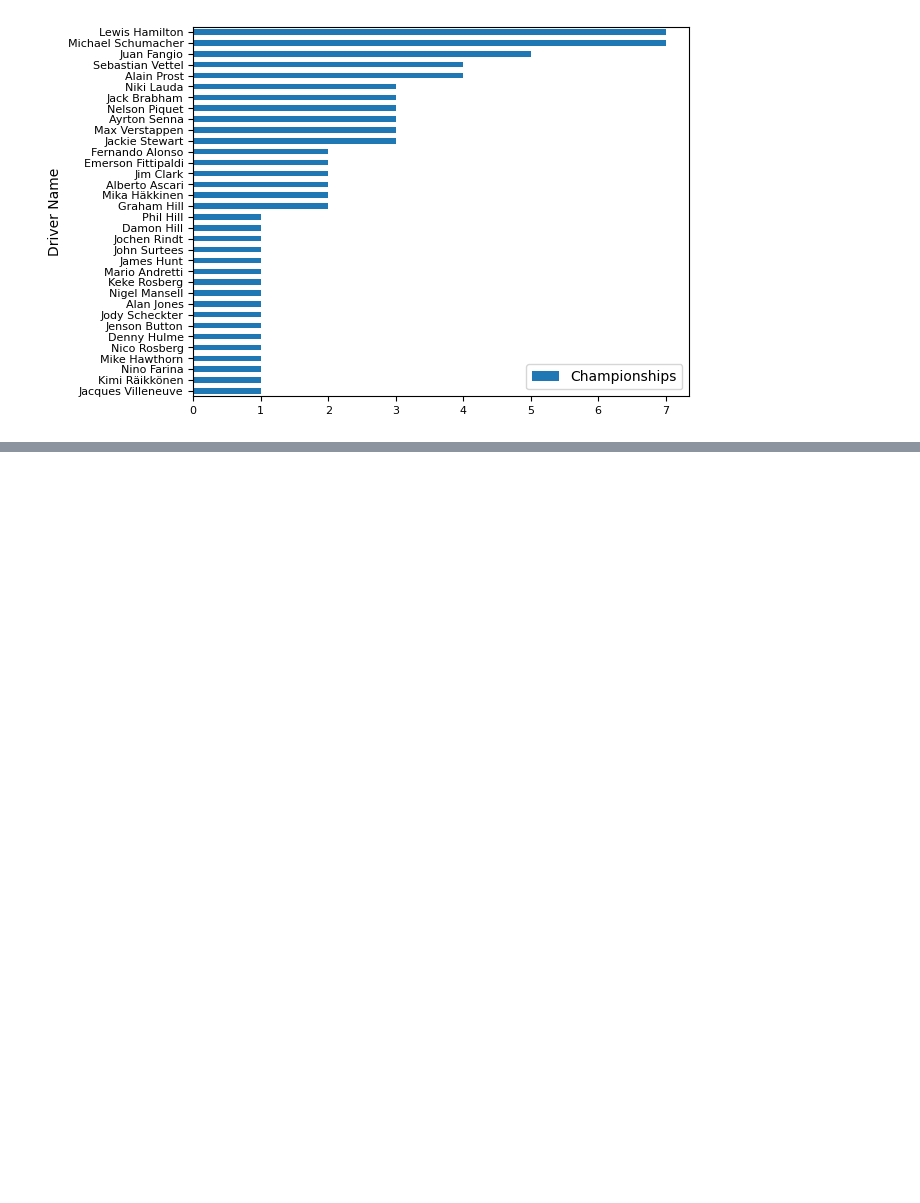
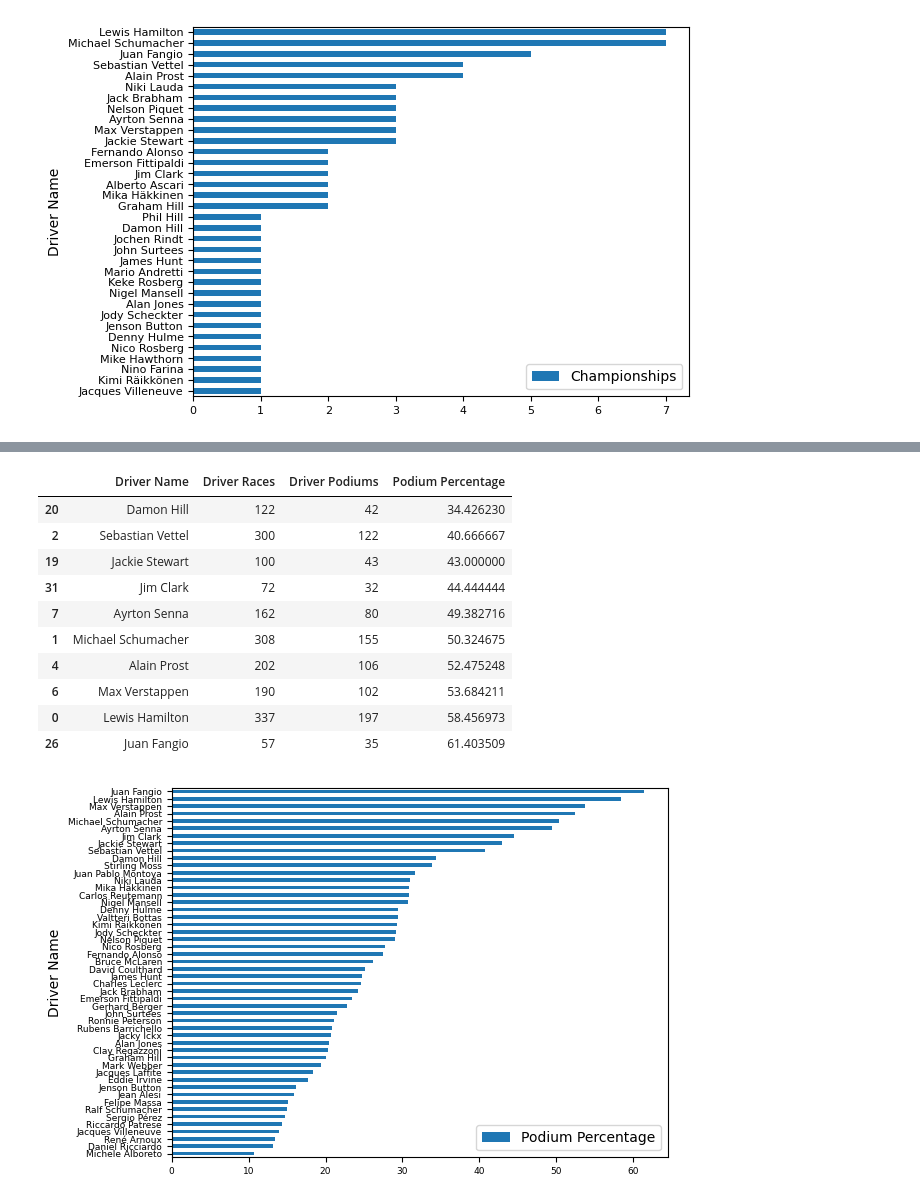
Before and after one commit to hr546/BEE2041-Empirical-Project, a Jupyter notebook: BEE2041_Empirical_Project_-_A_Data-Driven_Investigation_to_Identify_the_best_Formula_One_Driver_of_All_Time.ipynb, the cells around one changed output, grey strips where cells are left out. Saved outputs shown, nothing was run; the diff lists cells and outputs as text; code cells hidden in the pictures; blank space fills up the shorter version.

```diff
--- a/BEE2041_Empirical_Project_-_A_Data-Driven_Investigation_to_Identify_the_best_Formula_One_Driver_of_All_Time.ipynb
+++ b/BEE2041_Empirical_Project_-_A_Data-Driven_Investigation_to_Identify_the_best_Formula_One_Driver_of_All_Time.ipynb
@@ -304,6 +317,34 @@ Wins_df.plot.barh(x = 'Driver Name', y = 'Win Percentage', fontsize = 6.5)
 # %%
 # Histogram of percentage of podiums
 # https://pitwall.app/records/driver-podiums
+
+# Converting "Driver Races" to an integer
+Podiums_df['Driver Races'] = Podiums_df['Driver Races'].astype(int)
+
+# Adding additional column to dataframe containing the percentage of podiums achieved by each driver
+Podiums_df["Podium Percentage"] = (Podiums_df["Driver Podiums"]/Podiums_df["Driver Races"]) * 100
+
+# Sorting dataframe so the highest percentage is listed first
+Podiums_df = Podiums_df.sort_values(by=["Podium Percentage"])
+
+# Plotting the bar chart for percentage of race wins
+Podiums_df.plot.barh(x = 'Driver Name', y = 'Podium Percentage', fontsize = 6.5)
+
+# Displaying dataframe - limited to top 10
+display(Podiums_df.tail(10))
+# %% [output]
+|  | Driver Name | Driver Races | Driver Podiums | Podium Percentage |
+| 20 | Damon Hill | 122 | 42 | 34.426230 |
+| 2 | Sebastian Vettel | 300 | 122 | 40.666667 |
+| 19 | Jackie Stewart | 100 | 43 | 43.000000 |
+| 31 | Jim Clark | 72 | 32 | 44.444444 |
+| 7 | Ayrton Senna | 162 | 80 | 49.382716 |
+| 1 | Michael Schumacher | 308 | 155 | 50.324675 |
+| 4 | Alain Prost | 202 | 106 | 52.475248 |
+| 6 | Max Verstappen | 190 | 102 | 53.684211 |
+| 0 | Lewis Hamilton | 337 | 197 | 58.456973 |
+| 26 | Juan Fangio | 57 | 35 | 61.403509 |
+[figure, added]
 # %%
 # Histogram of percentage of pole positions
 # https://pitwall.app/records/driver-pole-positions
```
Also changed, not shown: parts of 3 cells of this notebook.
